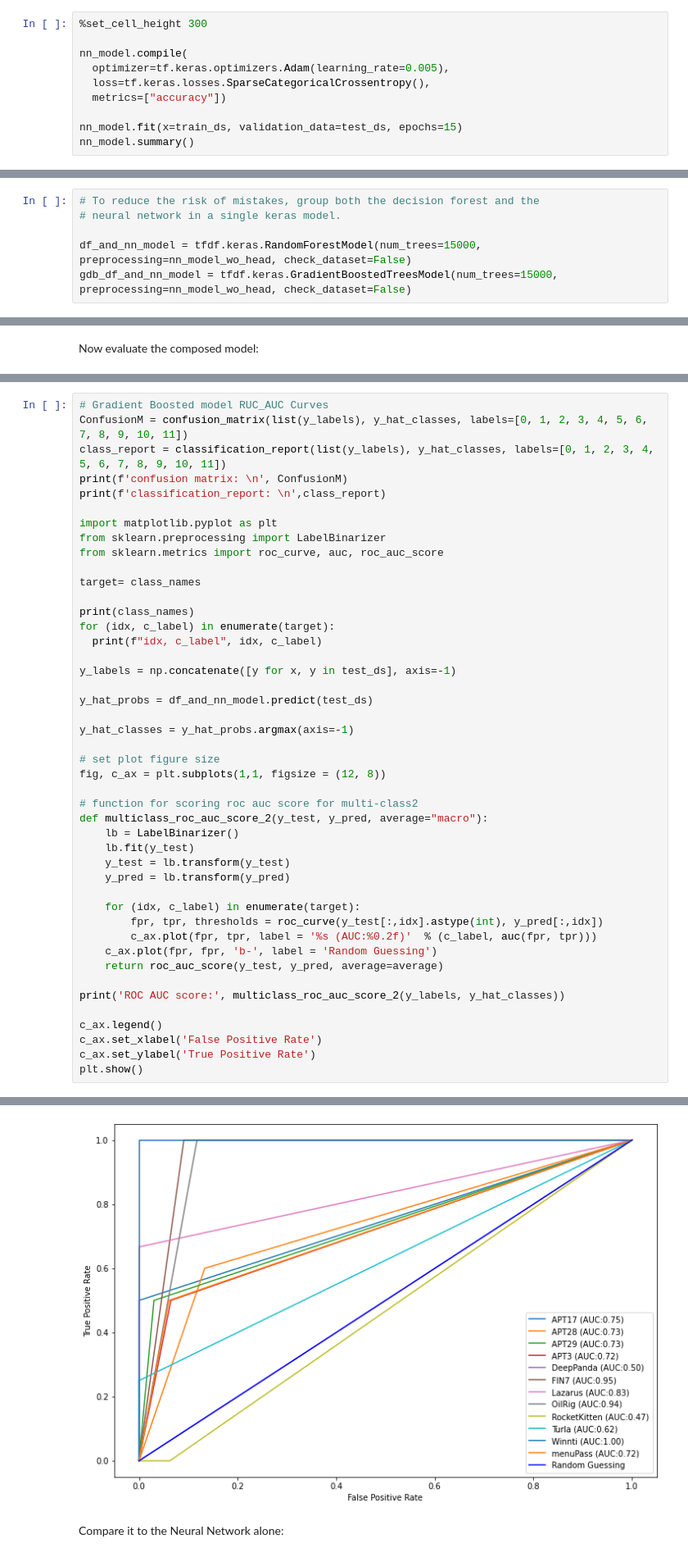
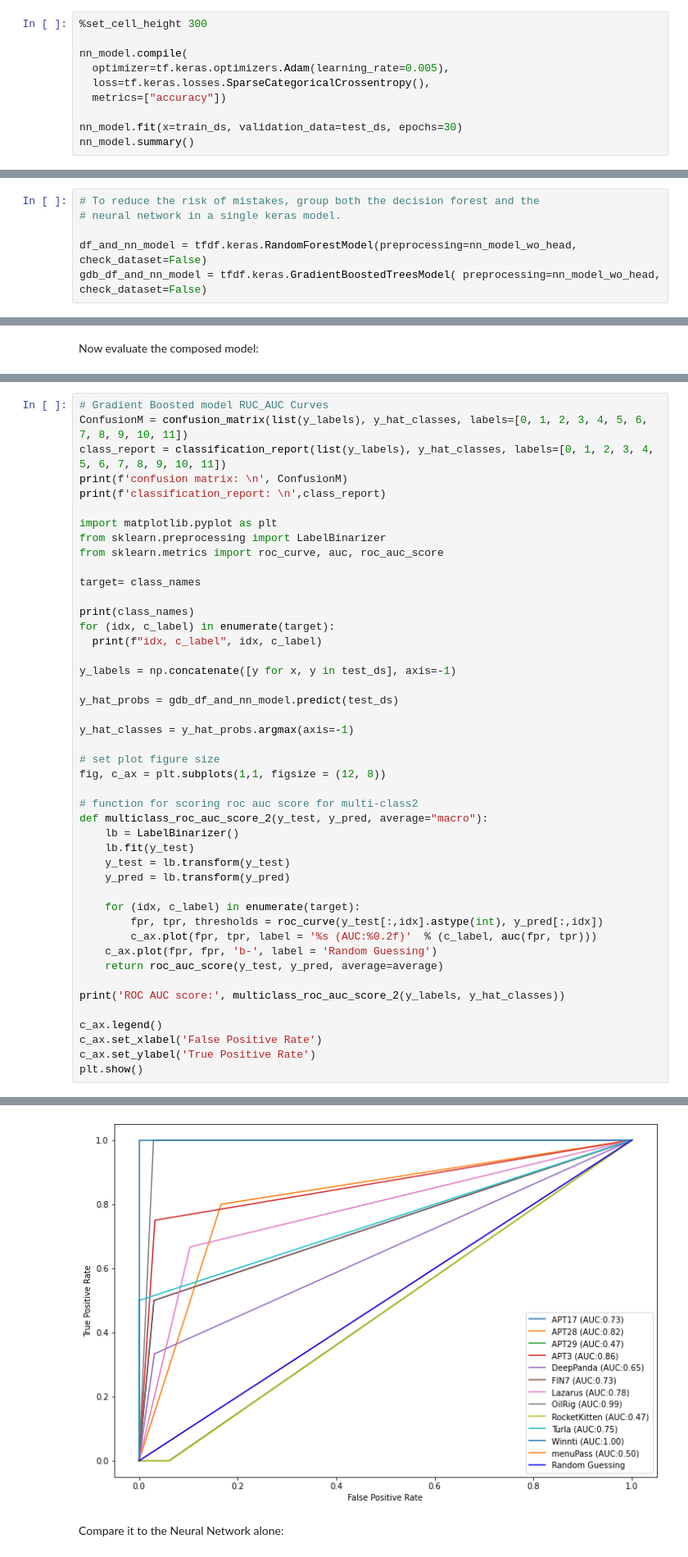
Before and after one commit to ms1515/AI-NLP, a Jupyter notebook: attack_attribution/tf_df/CORRECTED_tfdf_w_NN_embeddings_BERT_val15_BERT.ipynb, the cells around one changed output, grey strips where cells are left out. Shown at 82% size. Drawn from its saved outputs; the diff is of its cells as text.

```diff
--- a/attack_attribution/tf_df/CORRECTED_tfdf_w_NN_embeddings_BERT_val15_BERT.ipynb
+++ b/attack_attribution/tf_df/CORRECTED_tfdf_w_NN_embeddings_BERT_val15_BERT.ipynb
@@ -554,7 +550,7 @@ nn_model.compile(
   loss=tf.keras.losses.SparseCategoricalCrossentropy(),
   metrics=["accuracy"])
 
-nn_model.fit(x=train_ds, validation_data=test_ds, epochs=15)
+nn_model.fit(x=train_ds, validation_data=test_ds, epochs=30)
 nn_model.summary()
 # %% [output]
 [interactive output not drawn]
@@ -583,6 +579,6 @@ nn_model_wo_head = tf.keras.models.Model(inputs=nn_model.inputs, outputs=layer_b
 # To reduce the risk of mistakes, group both the decision forest and the
 # neural network in a single keras model.
 
-df_and_nn_model = tfdf.keras.RandomForestModel(num_trees=15000, preprocessing=nn_model_wo_head, check_dataset=False)
-gdb_df_and_nn_model = tfdf.keras.GradientBoostedTreesModel(num_trees=15000, preprocessing=nn_model_wo_head, check_dataset=False)
+df_and_nn_model = tfdf.keras.RandomForestModel(preprocessing=nn_model_wo_head, check_dataset=False)
+gdb_df_and_nn_model = tfdf.keras.GradientBoostedTreesModel( preprocessing=nn_model_wo_head, check_dataset=False)
 # %% [output]
@@ -881,7 +877,7 @@ for (idx, c_label) in enumerate(target):
 
 y_labels = np.concatenate([y for x, y in test_ds], axis=-1)
 
-y_hat_probs = df_and_nn_model.predict(test_ds)
+y_hat_probs = gdb_df_and_nn_model.predict(test_ds)
 
 y_hat_classes = y_hat_probs.argmax(axis=-1)
 
@@ -928,4 +926,4 @@ ROC AUC score: 0.7482021651524734
-[figure, old version]
+[figure, new version]
 # %% [markdown]
 Compare it to the Neural Network alone:
 # %%
```
Also changed, not shown: parts of 14 cells of this notebook.
